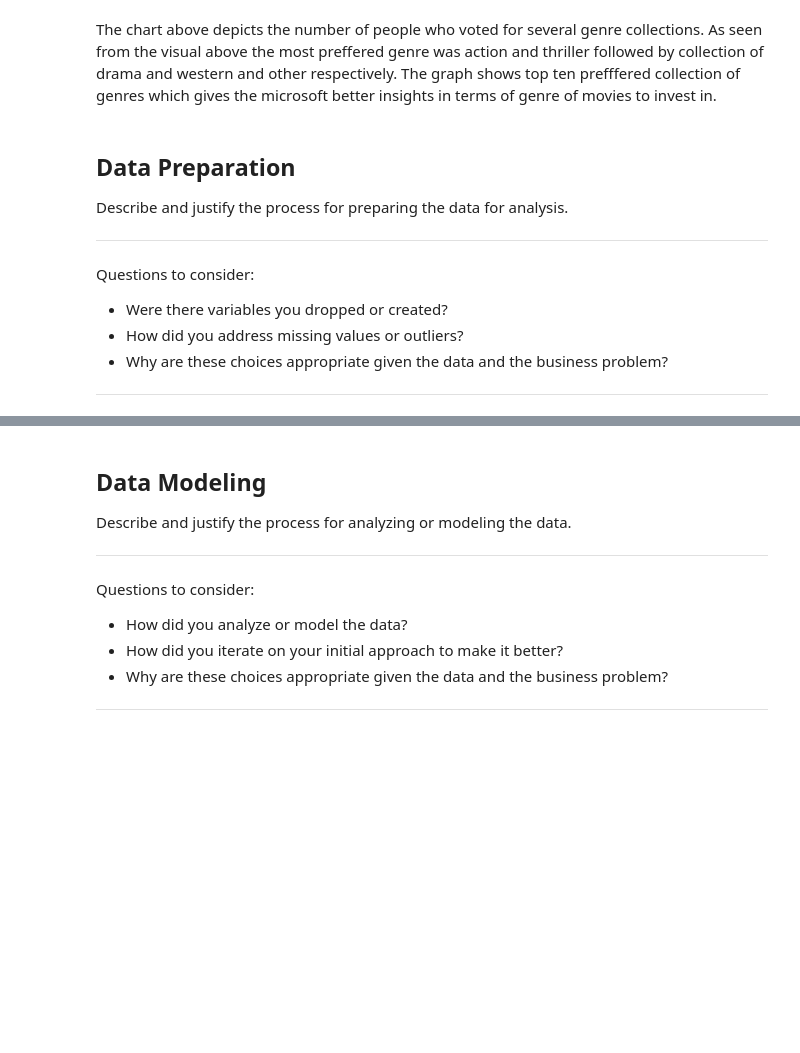
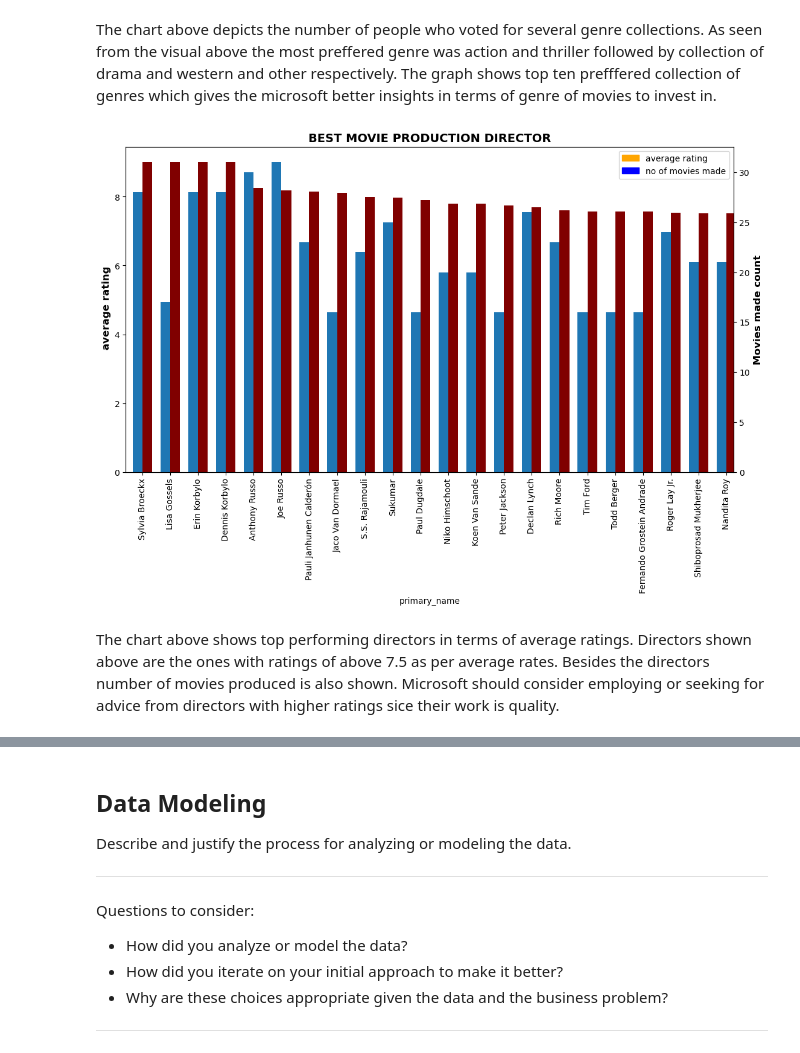
Before and after one commit to nelkemboi/dsc-project-template, a Jupyter notebook: dsc-phase1-project-template.ipynb, the cells around one changed output, grey strips where cells are left out. Drawn from its saved outputs; the diff is of its cells as text; code cells hidden in the pictures; blank space fills up the shorter version.

```diff
--- a/dsc-phase1-project-template.ipynb
+++ b/dsc-phase1-project-template.ipynb
@@ -70,8 +73,8 @@ WHERE type='table'
 | 6 | table | principals | principals | 8 | CREATE TABLE "principals" (\n"mov... |
 | 7 | table | writers | writers | 9 | CREATE TABLE "writers" (\n"movie_... |
 # %%
-# reading first databe
-df1= pd.read_sql("""
+# reading first database
+movie_ratings= pd.read_sql("""
 SELECT *
 FROM movie_ratings;
 """, conn)
@@ -254,3 +266,15 @@ director_rated
 | 6 | Chun-Yi Hsieh | 6 | 9.1 |
 | 7 | Corey Lubowich | 12 | 9.1 |
 | 8 | Li Cho | 6 | 9.1 |
+# %%
+directors_ratings_and_names = pd.read_sql("""
+      SELECT DISTINCT primary_name, COUNT(primary_name), AVG(averagerating)
+      FROM directors
+      JOIN persons ON directors.person_id = persons.person_id
+      JOIN movie_basics ON movie_basics.movie_id = directors.movie_id
+      JOIN movie_ratings ON movie_ratings.movie_id = movie_basics.movie_id
+      GROUP BY primary_name
+      HAVING AVG(averagerating) > 7.5 AND COUNT(primary_name) > 15
+      ORDER BY AVG(averagerating) DESC;
+              """,conn)
+directors_ratings_and_names
@@ -555,13 +588,2 @@ plt.show()
 # %% [markdown]
 The chart above depicts the number of people who voted for several genre collections. As seen from the visual above the most preffered genre was action and thriller followed by collection of drama and western and other respectively. The graph shows top ten prefffered collection of genres which gives the microsoft better insights in terms of genre of movies to invest in.
-# %% [markdown]
-## Data Preparation
-
-Describe and justify the process for preparing the data for analysis.
-
-***
-Questions to consider:
-* Were there variables you dropped or created?
-* How did you address missing values or outliers?
-* Why are these choices appropriate given the data and the business problem?
-***
@@ -569,0 +590,25 @@ Questions to consider:
+# %%
+fig = plt.figure(figsize=(13,7))
+ax = fig.add_subplot(111)
+ax2 = ax.twinx()
+width = .35
+
+popular = directors_ratings_and_names.set_index('primary_name')
+
+
+
+popular['AVG(averagerating)'].plot(kind='bar',color='maroon',ax=ax,width=width, position=0, label = 'average rating')
+popular['COUNT(primary_name)'].plot(kind='bar', ax=ax2,width = width,position=1, label = 'no of movies made')
+
+ax.set_title('BEST MOVIE PRODUCTION DIRECTOR', fontweight='bold', fontsize = 14)
+ax.set_ylabel(' average rating', fontweight='bold',fontsize = 12)
+ax2.set_ylabel('Movies made count', fontweight='bold',fontsize = 12)
+
+# Add the legend
+green_patch = mpatches.Patch(color='orange', label='average rating')
+blue_patch = mpatches.Patch(color='blue', label='no of movies made')
+plt.legend(handles=[green_patch, blue_patch]);
+# %% [output]
+[figure, added]
+# %% [markdown]
+ The chart above shows top performing directors in terms of average ratings. Directors shown above are the ones with ratings of above 7.5 as per average rates. Besides the directors number of movies produced is also shown. Microsoft should consider employing or seeking for advice from directors with higher ratings sice their work is quality.
```
Also changed, not shown: parts of 20 cells of this notebook.
